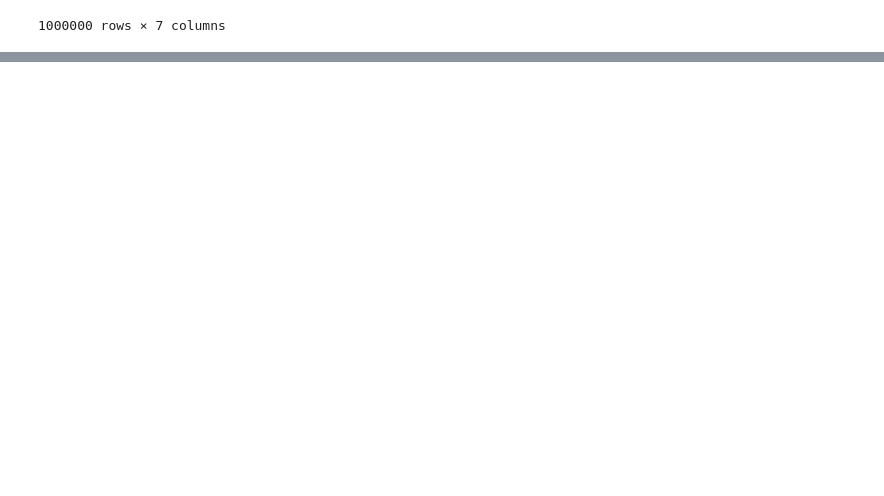
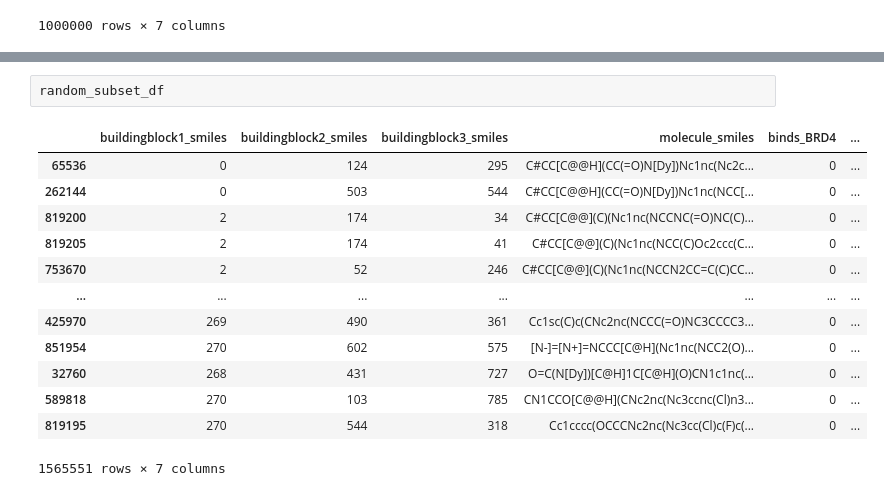
Before and after one commit to Chi-Chun-Chan/ChiSang-Kaggle-leash-Belka, a Jupyter notebook: Code/Data_pre_processing.ipynb, the cells around one changed output, grey strips where cells are left out. Cells and saved outputs as stored; diff of their text form; blank space fills up the shorter version.

```diff
--- a/Code/Data_pre_processing.ipynb
+++ b/Code/Data_pre_processing.ipynb
@@ -105,0 +170,16 @@ random_subset_df
+# %%
+random_subset_df
+# %% [output]
+|  | buildingblock1_smiles | buildingblock2_smiles | buildingblock3_smiles | molecule_smiles | binds_BRD4 | ... |
+| 65536 | 0 | 124 | 295 | C#CC[C@@H](CC(=O)N[Dy])Nc1nc(Nc2c... | 0 | ... |
+| 262144 | 0 | 503 | 544 | C#CC[C@@H](CC(=O)N[Dy])Nc1nc(NCC[... | 0 | ... |
+| 819200 | 2 | 174 | 34 | C#CC[C@@](C)(Nc1nc(NCCNC(=O)NC(C)... | 0 | ... |
+| 819205 | 2 | 174 | 41 | C#CC[C@@](C)(Nc1nc(NCC(C)Oc2ccc(C... | 0 | ... |
+| 753670 | 2 | 52 | 246 | C#CC[C@@](C)(Nc1nc(NCCN2CC=C(C)CC... | 0 | ... |
+| ... | ... | ... | ... | ... | ... | ... |
+| 425970 | 269 | 490 | 361 | Cc1sc(C)c(CNc2nc(NCCC(=O)NC3CCCC3... | 0 | ... |
+| 851954 | 270 | 602 | 575 | [N-]=[N+]=NCCC[C@H](Nc1nc(NCC2(O)... | 0 | ... |
+| 32760 | 268 | 431 | 727 | O=C(N[Dy])[C@H]1C[C@H](O)CN1c1nc(... | 0 | ... |
+| 589818 | 270 | 103 | 785 | CN1CCO[C@@H](CNc2nc(Nc3ccnc(Cl)n3... | 0 | ... |
+| 819195 | 270 | 544 | 318 | Cc1cccc(OCCCNc2nc(Nc3cc(Cl)c(F)c(... | 0 | ... |
+1565551 rows × 7 columns
```
Also changed, not shown: parts of 12 cells of this notebook, 3 other files.
